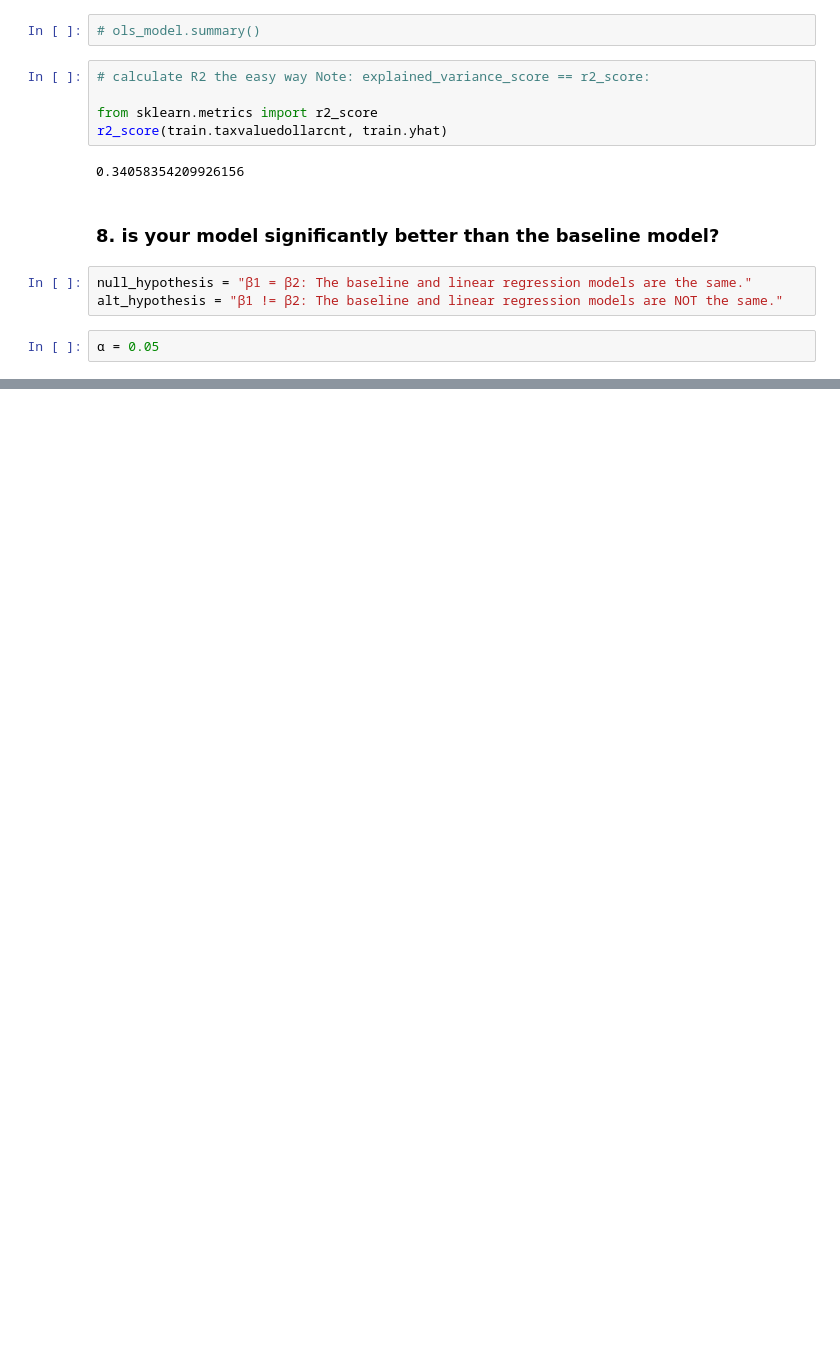
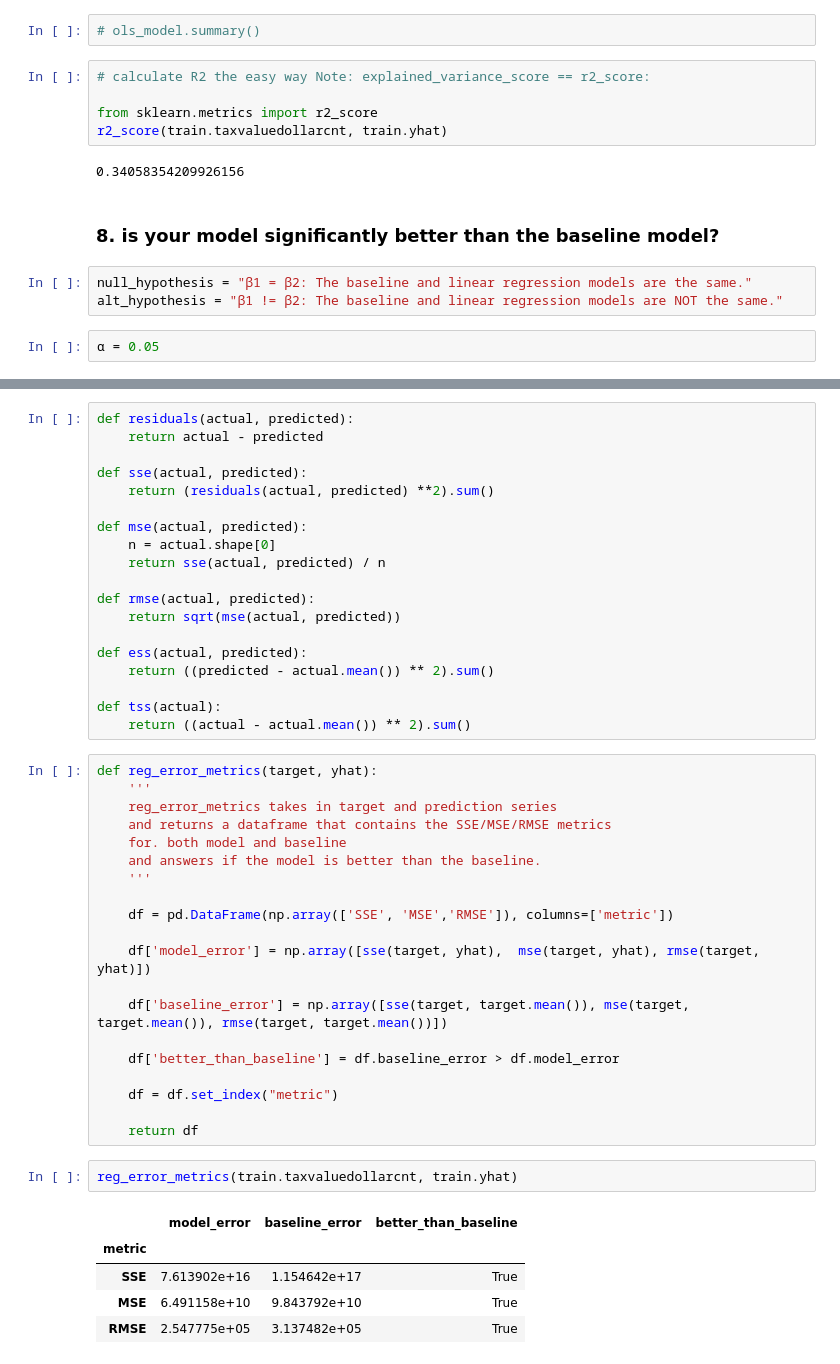
Before and after one commit to tim-keriazes/regression_exercises, a Jupyter notebook: evaluate_regression_exercises.ipynb, the cells around one changed output, grey strips where cells are left out. Cells and saved outputs as stored; diff of their text form; blank space fills up the shorter version.

```diff
--- a/evaluate_regression_exercises.ipynb
+++ b/evaluate_regression_exercises.ipynb
@@ -329 +513,48 @@ y_train = train['taxvaluedollarcnt']
+# %%
+def residuals(actual, predicted):
+    return actual - predicted
+
+def sse(actual, predicted):
+    return (residuals(actual, predicted) **2).sum()
+
+def mse(actual, predicted):
+    n = actual.shape[0]
+    return sse(actual, predicted) / n
+
+def rmse(actual, predicted):
+    return sqrt(mse(actual, predicted))
+
+def ess(actual, predicted):
+    return ((predicted - actual.mean()) ** 2).sum()
+
+def tss(actual):
+    return ((actual - actual.mean()) ** 2).sum()
+# %%
+def reg_error_metrics(target, yhat):
+    '''
+    reg_error_metrics takes in target and prediction series
+    and returns a dataframe that contains the SSE/MSE/RMSE metrics
+    for. both model and baseline
+    and answers if the model is better than the baseline.
+    '''
+
+    df = pd.DataFrame(np.array(['SSE', 'MSE','RMSE']), columns=['metric'])
+
+    df['model_error'] = np.array([sse(target, yhat),  mse(target, yhat), rmse(target, yhat)])
+
+    df['baseline_error'] = np.array([sse(target, target.mean()), mse(target, target.mean()), rmse(target, target.mean())])
+
+    df['better_than_baseline'] = df.baseline_error > df.model_error
+
+    df = df.set_index("metric")
+
+    return df
+# %%
+reg_error_metrics(train.taxvaluedollarcnt, train.yhat)
+# %% [output]
+|  | model_error | baseline_error | better_than_baseline |
+| metric |  |  |  |
+| SSE | 7.613902e+16 | 1.154642e+17 | True |
+| MSE | 6.491158e+10 | 9.843792e+10 | True |
+| RMSE | 2.547775e+05 | 3.137482e+05 | True |
 # %%
```
Also changed, not shown: parts of 22 cells of this notebook.
